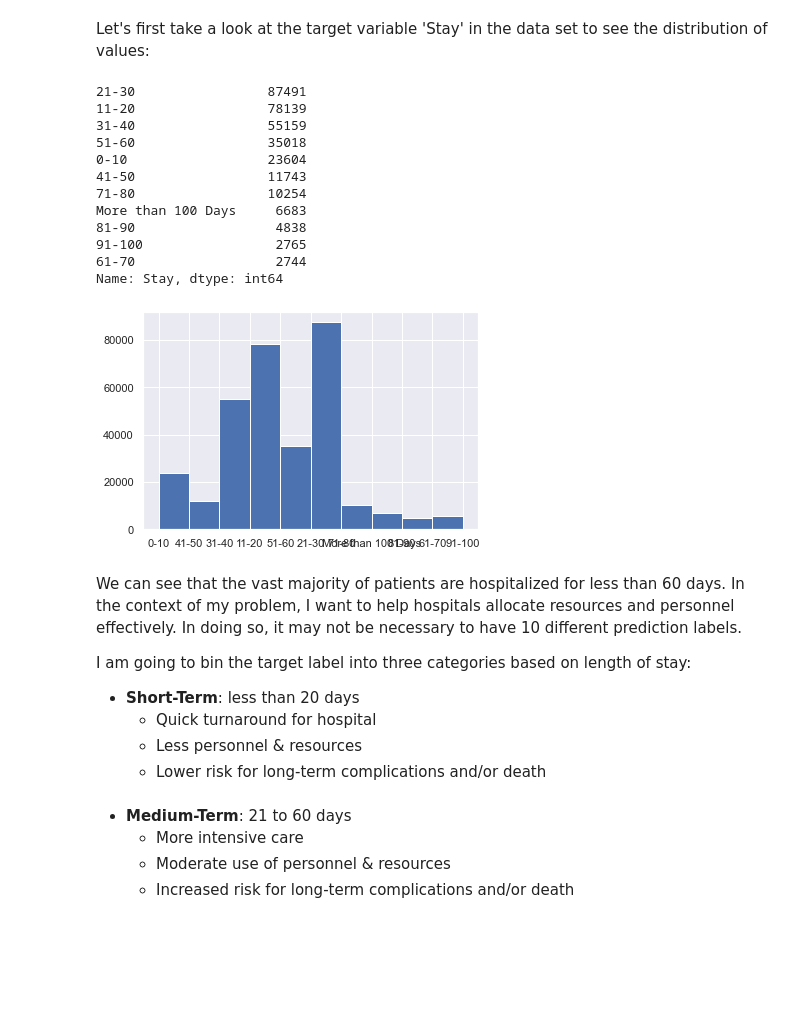
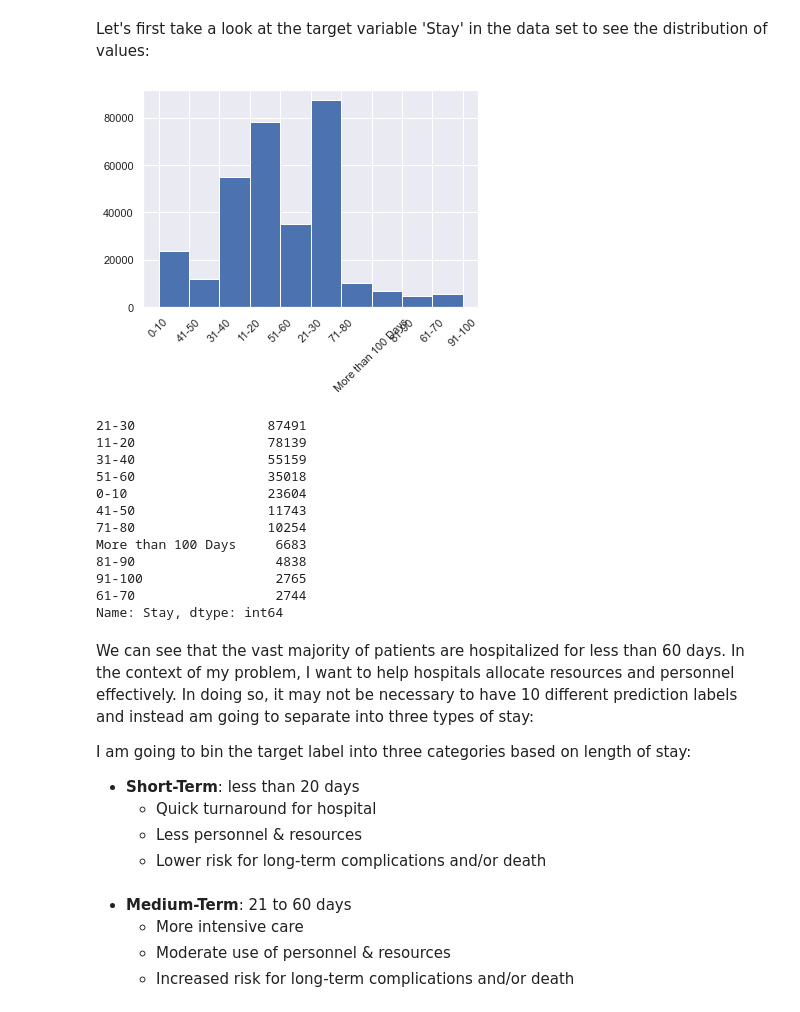
Before and after one commit to amarinelli12/COVID-19_Capstone, a Jupyter notebook: COVID-19_Predictor_FINAL.ipynb, the cells around one changed output. Saved outputs shown, nothing was run; the diff lists cells and outputs as text; code cells hidden in the pictures; blank space fills up the shorter version.

Commit message:
Image load and notebook update

```diff
--- a/COVID-19_Predictor_FINAL.ipynb
+++ b/COVID-19_Predictor_FINAL.ipynb
@@ -71,7 +75,7 @@ from xgboost import XGBClassifier
 # %% [markdown]
 ### The Dataset
 # %%
-df_train = pd.read_csv('COVID-19_Train.csv')
+df_train = pd.read_csv('data/COVID-19_Train.csv')
 df_train.head()
 # %% [output]
 |  | case_id | Hospital_code | Hospital_type_code | City_Code_Hospital | Hospital_region_code | ... |
@@ -165,5 +175,5 @@ Since my model is intended to predict length of stay at time of admission in ord
 # %%
-df_train = df_train.drop(['case_id', 'patientid', 'Hospital_region_code', 'Visitors with Patient'], axis=1)
+df_train.drop(['case_id', 'patientid', 'Hospital_region_code', 'Visitors with Patient'], axis=1, inplace=True)
 df_train.head()
 # %% [output]
 |  | Hospital_code | Hospital_type_code | City_Code_Hospital | Available Extra Rooms in Hospital | Department | Ward_Type | ... |
@@ -244,9 +248,12 @@ dtype: int64
 # %% [markdown]
 Let's first take a look at the target variable 'Stay' in the data set to see the distribution of values:
 # %%
-plt.hist(df_train['Stay'],)
+plt.hist(df_train['Stay'])
+plt.xticks(rotation=45)
+plt.show()
 df_train['Stay'].value_counts()
 # %% [output]
+[figure, new version]
 21-30                 87491
 11-20                 78139
 31-40                 55159
@@ -259,9 +266,8 @@ More than 100 Days     6683
 91-100                 2765
 61-70                  2744
 Name: Stay, dtype: int64
-[figure, old version]
 # %% [markdown]
-We can see that the vast majority of patients are hospitalized for less than 60 days. In the context of my problem, I want to help hospitals allocate resources and personnel effectively. In doing so, it may not be necessary to have 10 different prediction labels.
+We can see that the vast majority of patients are hospitalized for less than 60 days. In the context of my problem, I want to help hospitals allocate resources and personnel effectively. In doing so, it may not be necessary to have 10 different prediction labels and instead am going to separate into three types of stay:
 
 I am going to bin the target label into three categories based on length of stay:
 
```
Also changed, not shown: parts of 51 cells of this notebook, 1 other file.
